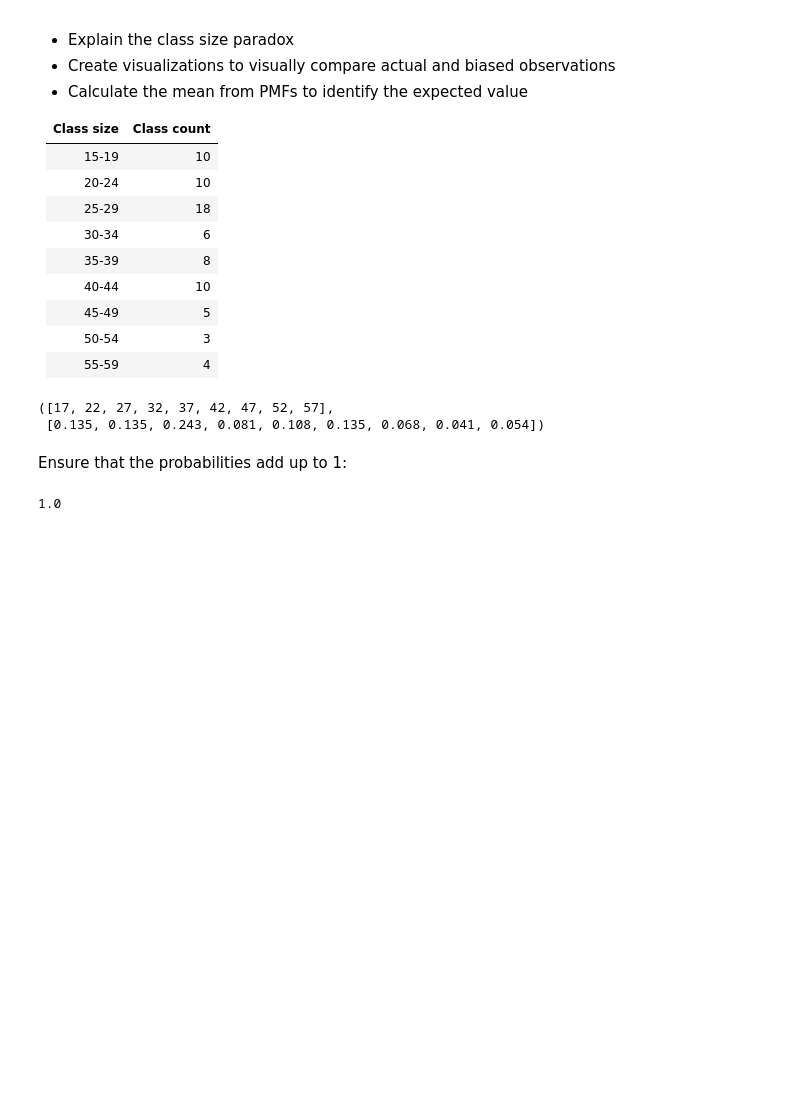
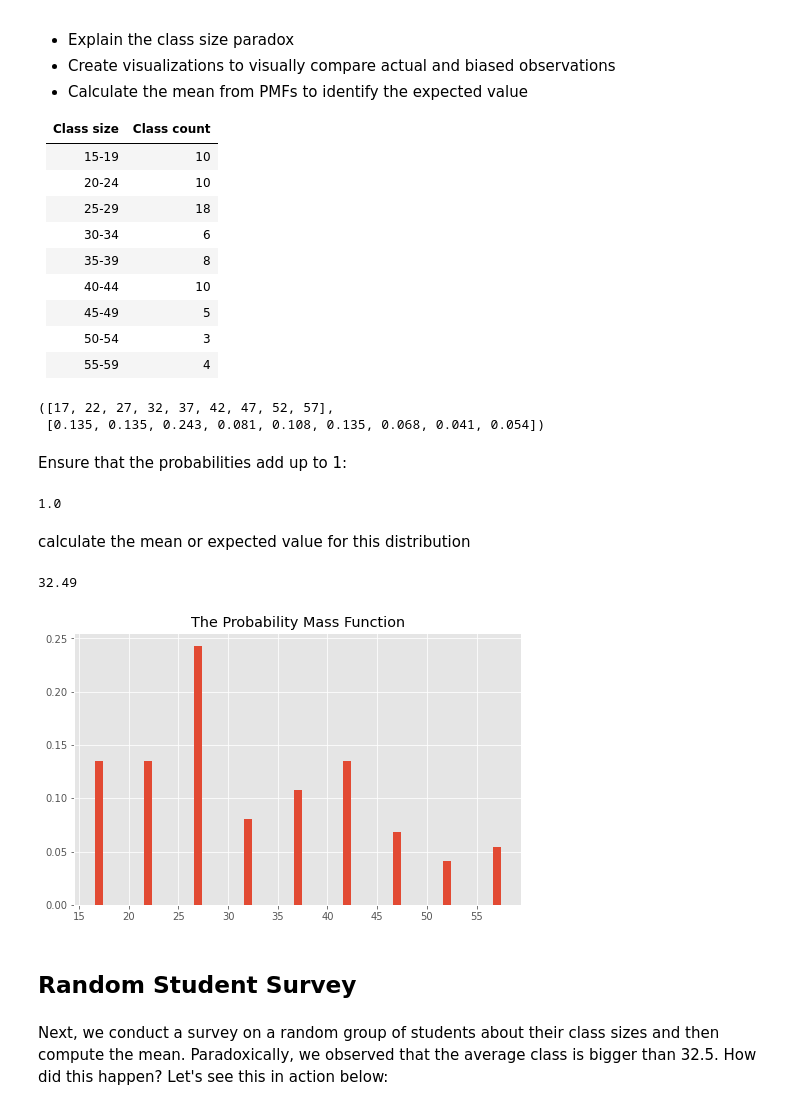
Before and after one commit to algakovic/Advanced-python-concepts, a Jupyter notebook: numpy_pandas_playground.ipynb, the cells around one changed output. Drawn from its saved outputs; the diff is of its cells as text; code cells hidden in the pictures; blank space fills up the shorter version.

Commit message:
add expected values with mu and plot the probability mass function as a graph with matplotlib

```diff
--- a/numpy_pandas_playground.ipynb
+++ b/numpy_pandas_playground.ipynb
@@ -503,3 +503,25 @@ np.sum(pmf)
 # 1.0
 # %% [output]
 1.0
+# %% [markdown]
+calculate the mean or expected value for this distribution
+# %%
+mu = np.multiply(sizes, pmf).sum()
+mu
+# %% [output]
+32.49
+# %%
+import matplotlib.pyplot as plt
+%matplotlib inline
+plt.style.use('ggplot')
+plt.figure(figsize=(8,5))
+
+# Plot the pmf
+plt.bar(size_and_count.keys(), pmf);
+plt.title("The Probability Mass Function");
+# %% [output]
+[figure, added]
+# %% [markdown]
+## Random Student Survey
+# %% [markdown]
+Next, we conduct a survey on a random group of students about their class sizes and then compute the mean. Paradoxically, we observed that the average class is bigger than 32.5. How did this happen? Let's see this in action below:
```
